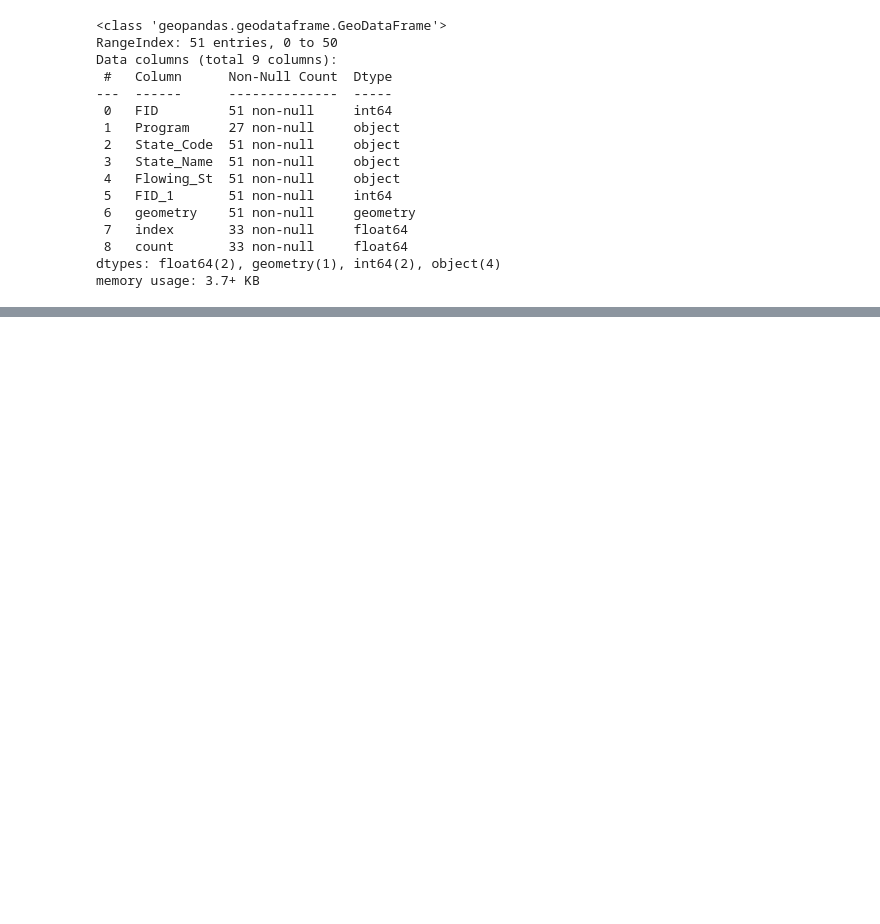
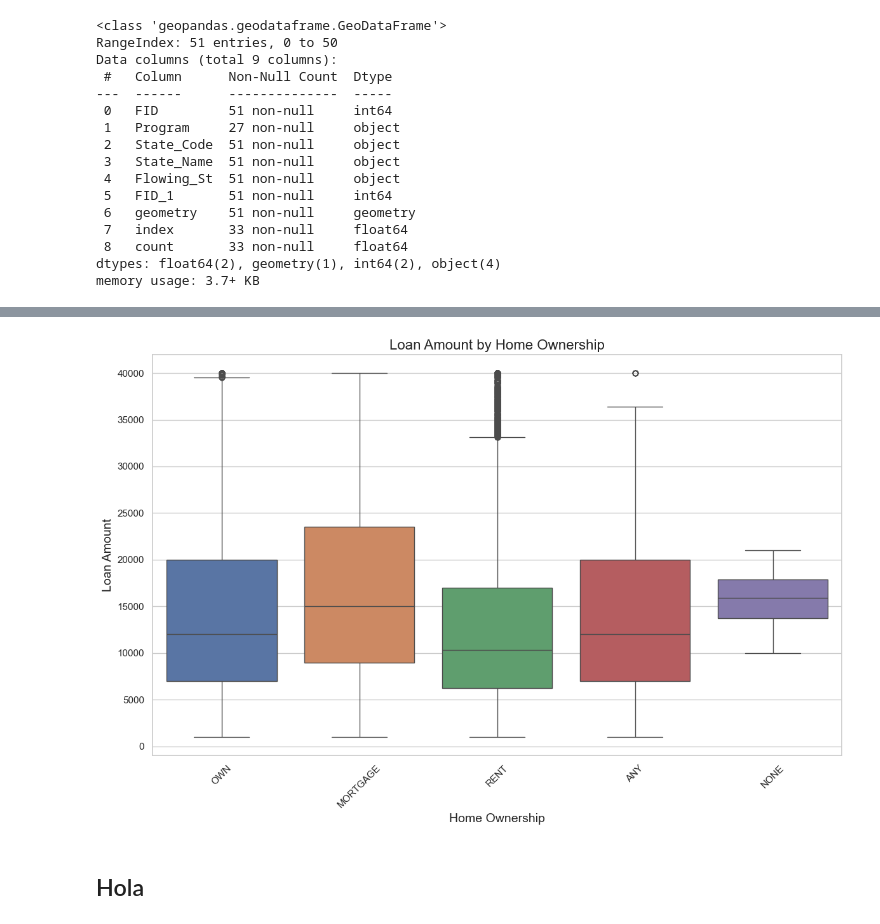
Before and after one commit to karenreyesss/1st-project-bootcamp, a Jupyter notebook: project1.ipynb, the cells around one changed output, grey strips where cells are left out. Drawn from its saved outputs; the diff is of its cells as text; code cells hidden in the pictures; blank space fills up the shorter version.

```diff
--- a/project1.ipynb
+++ b/project1.ipynb
@@ -378,0 +418,26 @@ map
+# %%
+# Set style
+sns.set(style="whitegrid")
+
+# Create the boxplot with seaborn
+plt.figure(figsize=(12, 8))
+sns.boxplot(x='home_ownership', y='loan_amnt', data=demographic_data, hue='home_ownership', legend=False)
+
+# Add title and labels
+plt.title('Loan Amount by Home Ownership', fontsize=16)
+plt.xlabel('Home Ownership', fontsize=14)
+plt.ylabel('Loan Amount', fontsize=14)
+
+# Rotate x-axis labels for better readability
+plt.xticks(rotation=45)
+
+# Save word cloud as image
+plt.savefig('Outputs/boxplot.jpg', bbox_inches='tight', pad_inches=0)
+
+# Show plot
+plt.tight_layout()
+plt.show()
+# %% [output]
+[figure, added]
+# %% [markdown]
+## Hola
```
Also changed, not shown: parts of 9 cells of this notebook.
